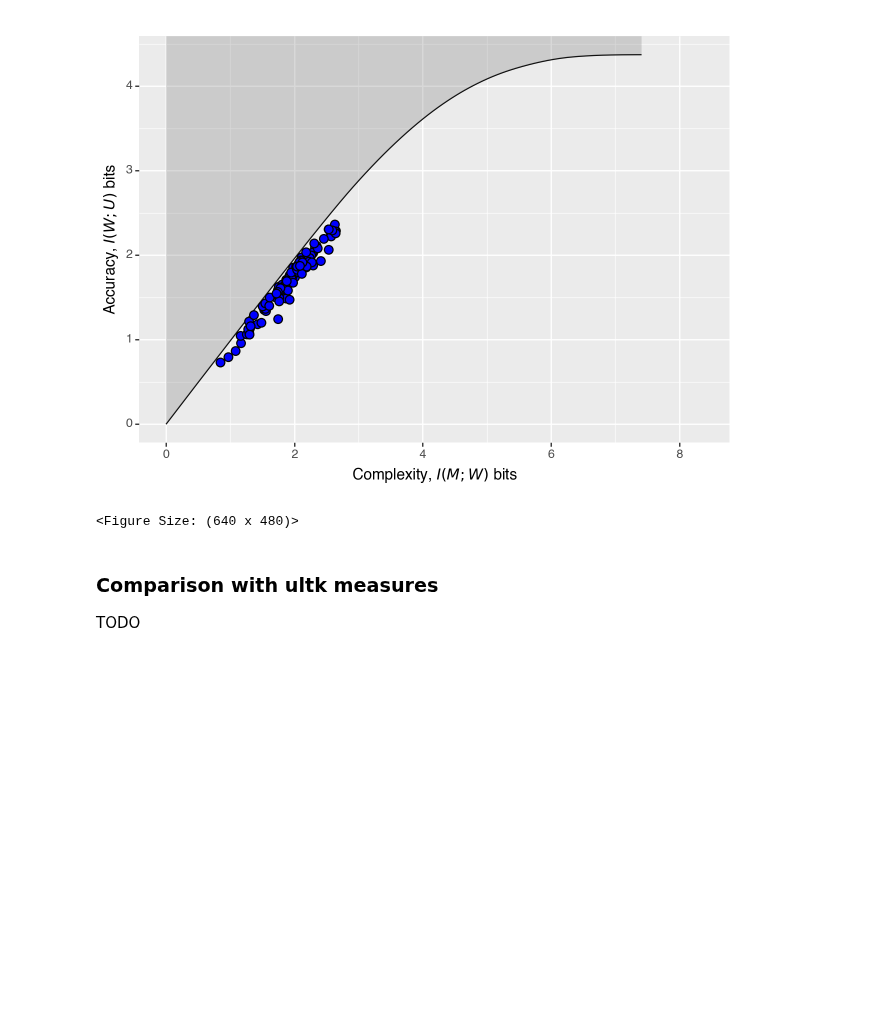
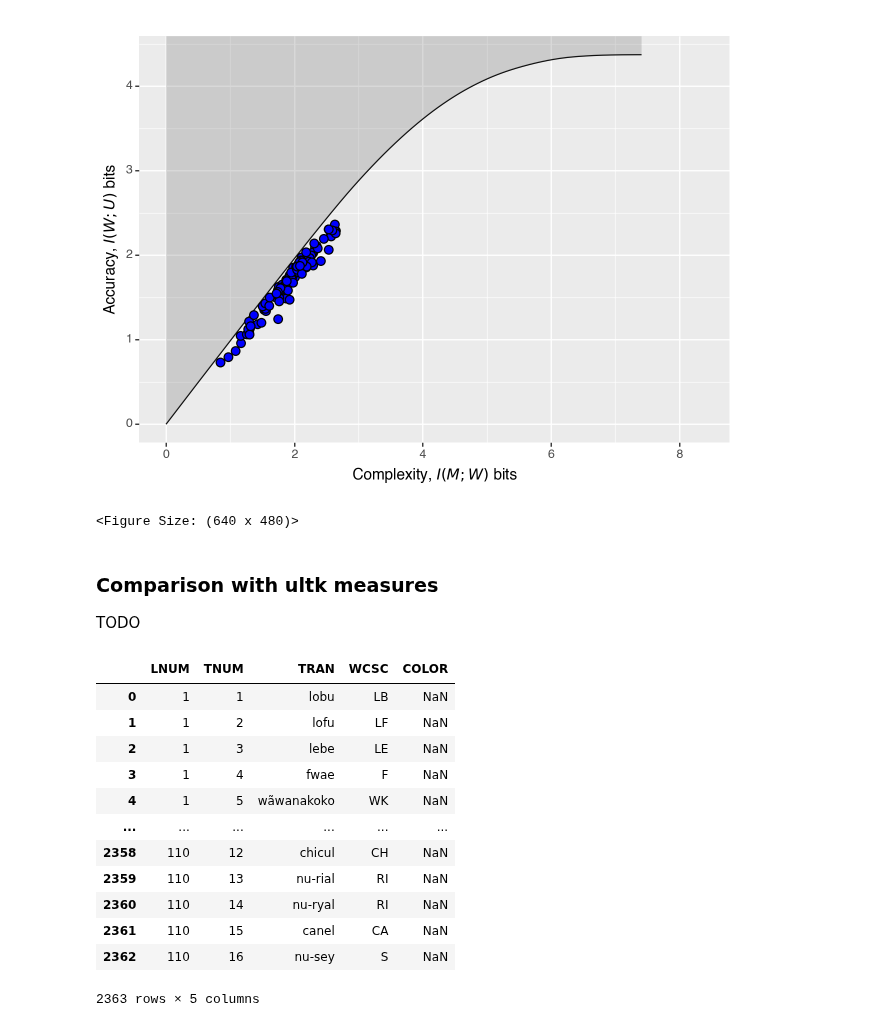
Before and after one commit to CLMBRs/ultk, a Jupyter notebook: src/examples/colors/demo.ipynb, the cells around one changed output. Cells and saved outputs as stored; diff of their text form; code cells hidden in the pictures; blank space fills up the shorter version.

```diff
--- a/src/examples/colors/demo.ipynb
+++ b/src/examples/colors/demo.ipynb
@@ -203,4 +203,24 @@ df_bound
 ### Comparison with ultk measures
 
 TODO
+# %%
+# BUG: Unfortunately, the dict.txt of term  names is not consistent with the number of terms observed per lang in term.txt
+expressions_df = pd.read_csv(
+    "data/dict.txt", delimiter="\t",
+)
+expressions_df
+# %% [output]
+|  | LNUM | TNUM | TRAN | WCSC | COLOR |
+| 0 | 1 | 1 | lobu | LB | NaN |
+| 1 | 1 | 2 | lofu | LF | NaN |
+| 2 | 1 | 3 | lebe | LE | NaN |
+| 3 | 1 | 4 | fwae | F | NaN |
+| 4 | 1 | 5 | wãwanakoko | WK | NaN |
+| ... | ... | ... | ... | ... | ... |
+| 2358 | 110 | 12 | chicul | CH | NaN |
+| 2359 | 110 | 13 | nu-rial | RI | NaN |
+| 2360 | 110 | 14 | nu-ryal | RI | NaN |
+| 2361 | 110 | 15 | canel | CA | NaN |
+| 2362 | 110 | 16 | nu-sey | S | NaN |
+2363 rows × 5 columns
 # %%
```
Also changed, not shown: parts of 7 cells of this notebook, 5 other files.
